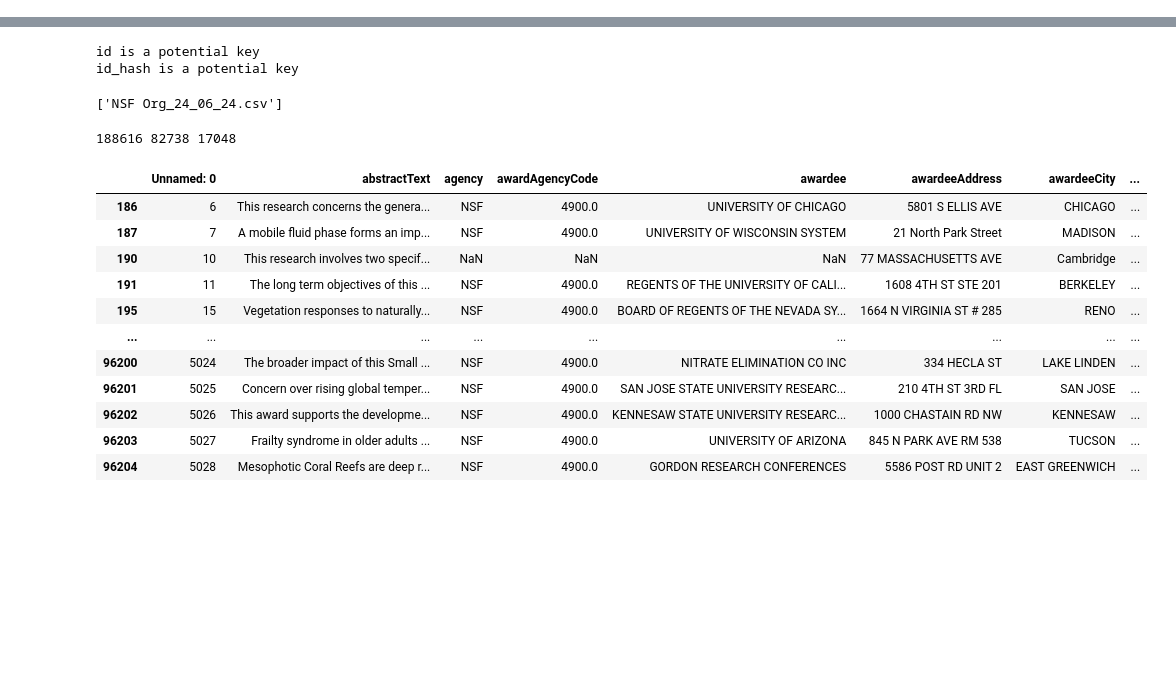
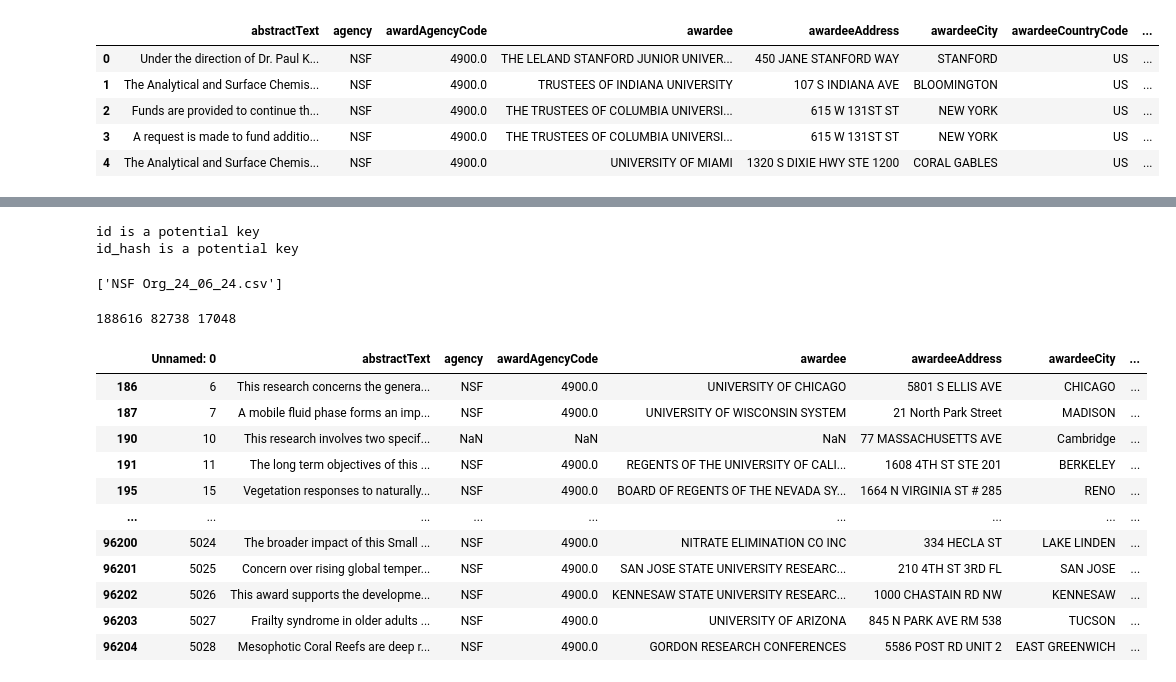
Before and after one commit to SeverinoCenter/nsf-award-extract, a Jupyter notebook: duplicate_check.ipynb, the cells around one changed output, grey strips where cells are left out. Drawn from its saved outputs; the diff is of its cells as text; code cells hidden in the pictures; blank space fills up the shorter version.

```diff
--- a/duplicate_check.ipynb
+++ b/duplicate_check.ipynb
@@ -20,6 +20,15 @@ df=pd.read_csv('/Users/mine/Documents/Projects/Research_Summer/NSF_Grant/SBIR:ST
 df=df.drop(df.columns[0], axis=1)
 #trim th ewhitespace from the id field using lambda function
 df['id'] = df['id'].apply(lambda x: str(x).strip())
+# %%
+df.head()
+# %% [output]
+|  | abstractText | agency | awardAgencyCode | awardee | awardeeAddress | awardeeCity | awardeeCountryCode | ... |
+| 0 | Under the direction of Dr. Paul K... | NSF | 4900.0 | THE LELAND STANFORD JUNIOR UNIVER... | 450 JANE STANFORD WAY | STANFORD | US | ... |
+| 1 | The Analytical and Surface Chemis... | NSF | 4900.0 | TRUSTEES OF INDIANA UNIVERSITY | 107 S INDIANA AVE | BLOOMINGTON | US | ... |
+| 2 | Funds are provided to continue th... | NSF | 4900.0 | THE TRUSTEES OF COLUMBIA UNIVERSI... | 615 W 131ST ST | NEW YORK | US | ... |
+| 3 | A request is made to fund additio... | NSF | 4900.0 | THE TRUSTEES OF COLUMBIA UNIVERSI... | 615 W 131ST ST | NEW YORK | US | ... |
+| 4 | The Analytical and Surface Chemis... | NSF | 4900.0 | UNIVERSITY OF MIAMI | 1320 S DIXIE HWY STE 1200 | CORAL GABLES | US | ... |
 # %%
 #remove duplicates from df
 df2 = df.drop_duplicates()
```
Also changed, not shown: parts of 3 cells of this notebook, 1 other file.
